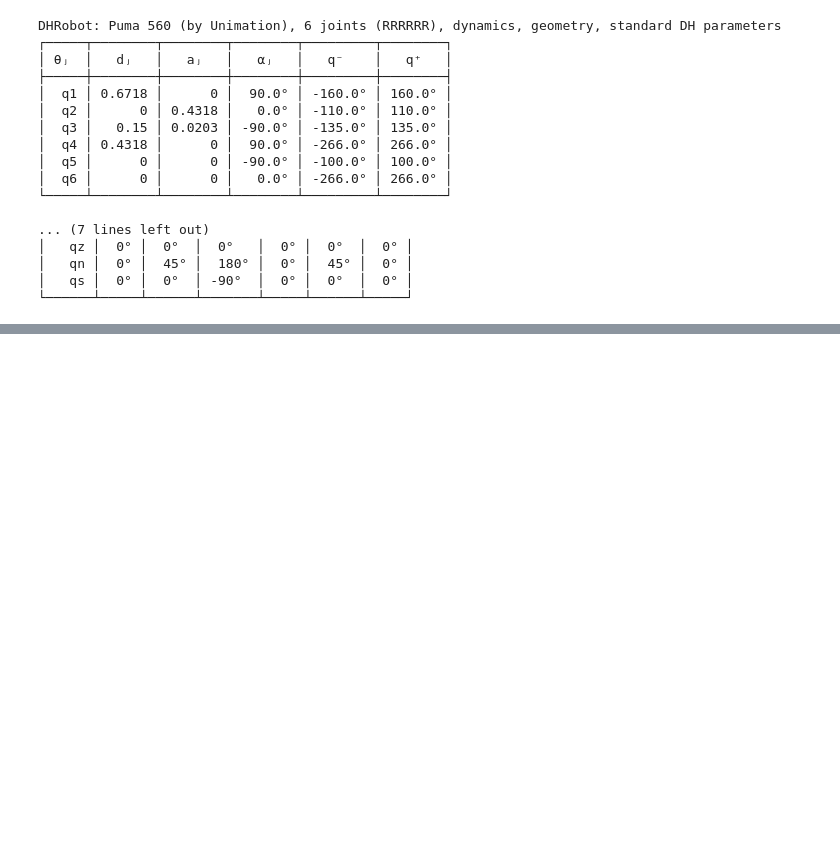
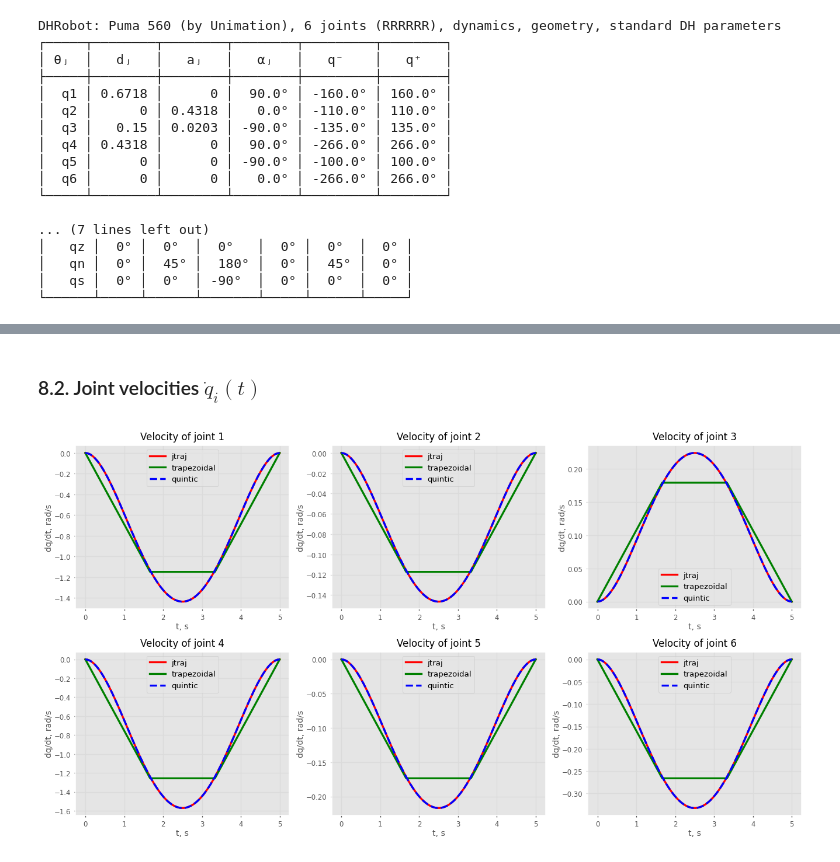
Before and after one commit to ITMO-CSR-GMCA/rmpc-lab2-coralr-1, a Jupyter notebook: lab2.ipynb, the cells around one changed output, grey strips where cells are left out. Drawn from its saved outputs; the diff is of its cells as text; code cells hidden in the pictures; blank space fills up the shorter version.

```diff
--- a/lab2.ipynb
+++ b/lab2.ipynb
@@ -411,0 +314,16 @@ stats('mtraj/quintic',     tr_quin)
+# %% [markdown]
+### 8.2. Joint velocities $\dot q_i(t)$
+# %%
+fig = plt.figure(figsize=(11, 6), dpi=120)
+for g in range(6):
+    ax = plt.subplot(2, 3, g+1)
+    ax.plot(time, tr_jtraj.qd[:, g], '-',  color='red',   lw=2, label='jtraj')
+    ax.plot(time, tr_trap.qd[:, g],  '-',  color='green', lw=2, label='trapezoidal')
+    ax.plot(time, tr_quin.qd[:, g],  '--', color='blue',  lw=2, label='quintic')
+    ax.set_title(f'Velocity of joint {g+1}', fontsize=10)
+    ax.set_xlabel('t, s');   ax.set_ylabel('dq/dt, rad/s')
+    ax.grid(True);           ax.legend(fontsize=8)
+plt.tight_layout()
+plt.show()
+# %% [output]
+[figure, added]
```
Also changed, not shown: parts of 52 cells of this notebook, 1 other file.
